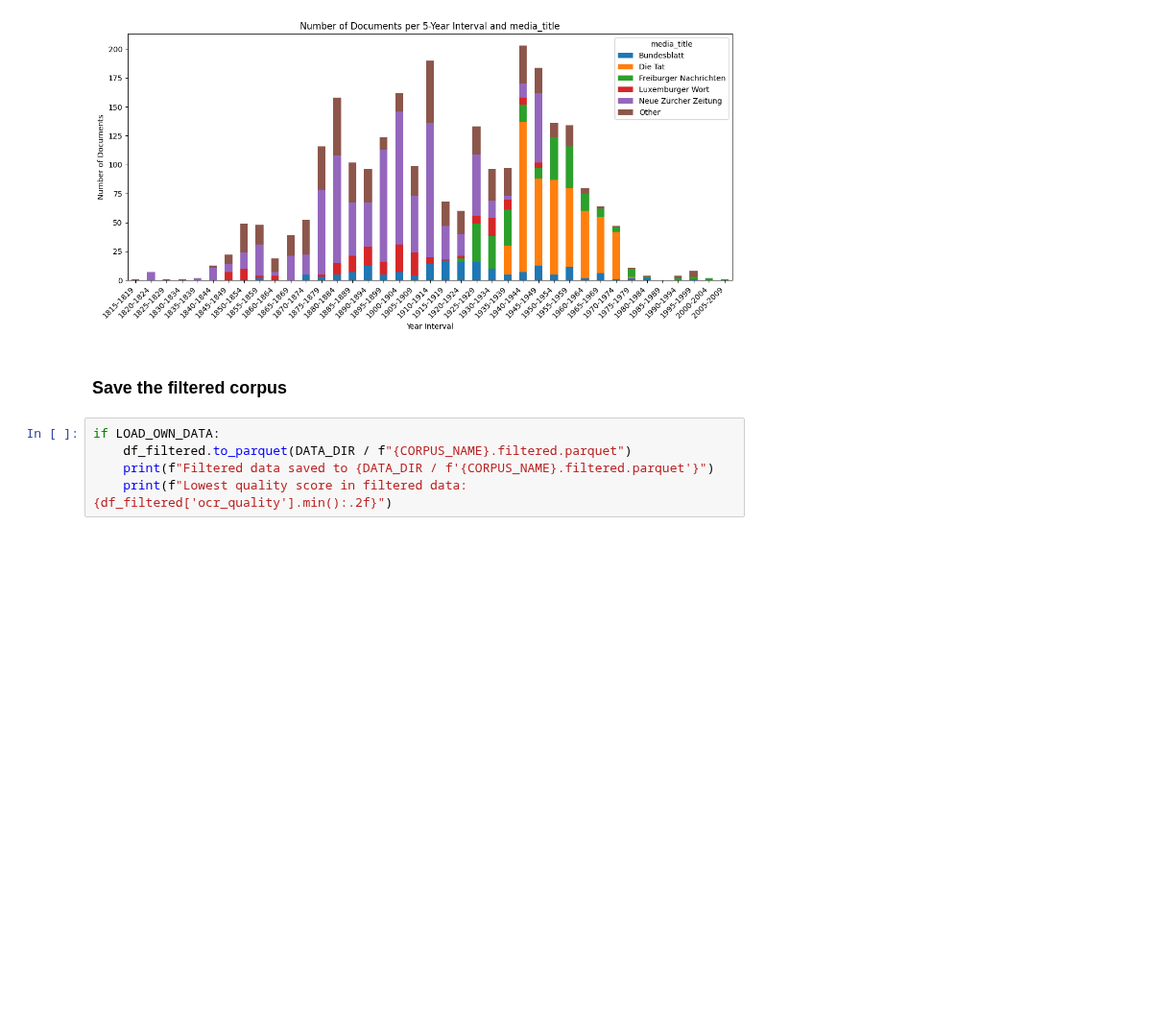
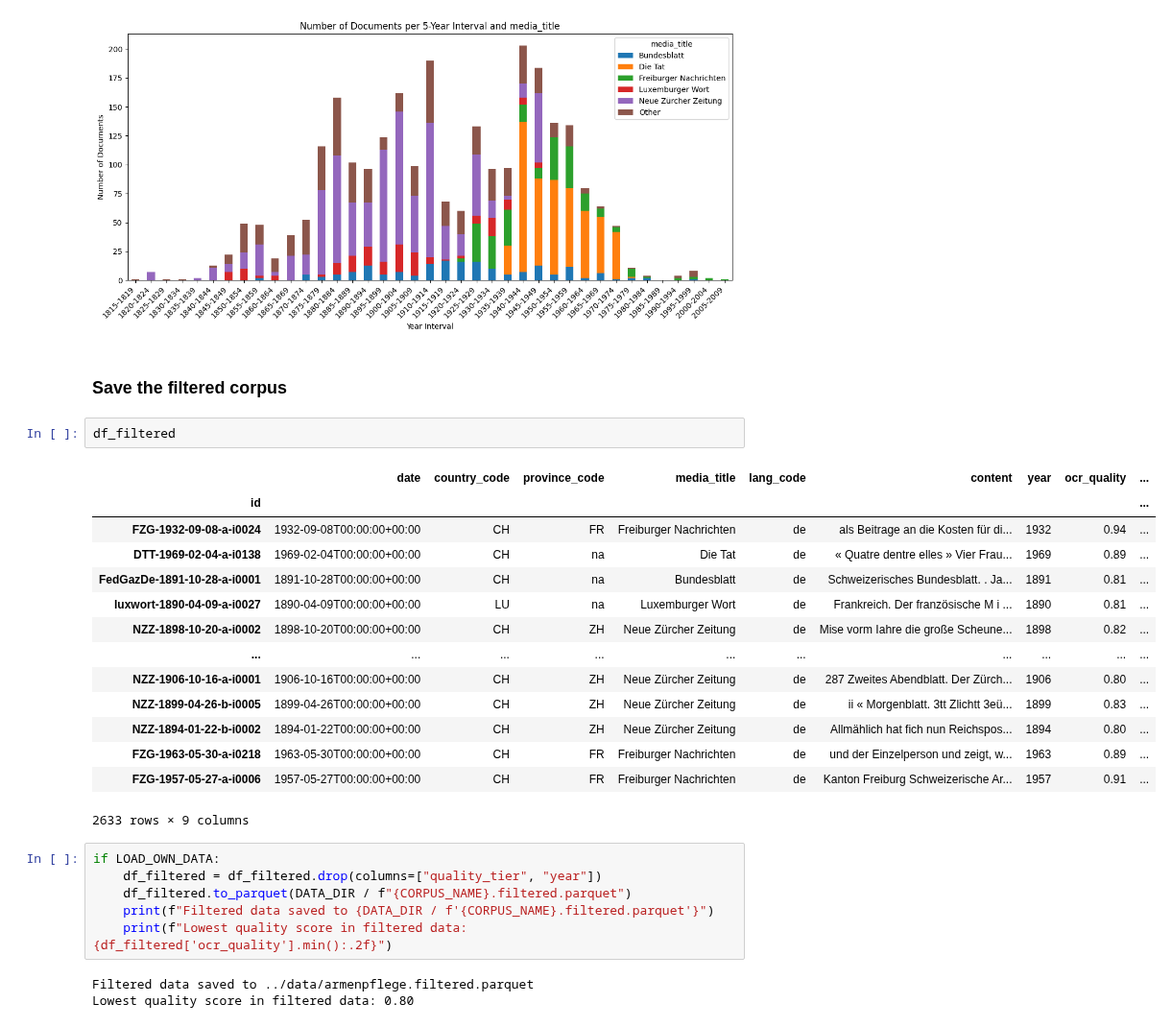
Before and after one commit to zentralbibliothek-zuerich/zblab-summerschool-2026, a Jupyter notebook: notebooks/02_quality_assurance.ipynb, the cells around one changed output. Shown at 96% size. Drawn from its saved outputs; the diff is of its cells as text; blank space fills up the shorter version.

Commit message:
Cleaned filtered

```diff
--- a/notebooks/02_quality_assurance.ipynb
+++ b/notebooks/02_quality_assurance.ipynb
@@ -265,8 +265,29 @@ plot_documents_per_year_intervals(df_filtered, n_years=5, group="media_title")
 [figure]
 # %% [markdown]
 ### Save the filtered corpus
+# %%
+df_filtered
+# %% [output]
+|  | date | country_code | province_code | media_title | lang_code | content | year | ocr_quality | ... |
+| id |  |  |  |  |  |  |  |  | ... |
+| FZG-1932-09-08-a-i0024 | 1932-09-08T00:00:00+00:00 | CH | FR | Freiburger Nachrichten | de | als Beitrage an die Kosten für di... | 1932 | 0.94 | ... |
+| DTT-1969-02-04-a-i0138 | 1969-02-04T00:00:00+00:00 | CH | na | Die Tat | de | « Quatre dentre elles » Vier Frau... | 1969 | 0.89 | ... |
+| FedGazDe-1891-10-28-a-i0001 | 1891-10-28T00:00:00+00:00 | CH | na | Bundesblatt | de | Schweizerisches Bundesblatt. . Ja... | 1891 | 0.81 | ... |
+| luxwort-1890-04-09-a-i0027 | 1890-04-09T00:00:00+00:00 | LU | na | Luxemburger Wort | de | Frankreich. Der französische M i ... | 1890 | 0.81 | ... |
+| NZZ-1898-10-20-a-i0002 | 1898-10-20T00:00:00+00:00 | CH | ZH | Neue Zürcher Zeitung | de | Mise vorm Iahre die große Scheune... | 1898 | 0.82 | ... |
+| ... | ... | ... | ... | ... | ... | ... | ... | ... | ... |
+| NZZ-1906-10-16-a-i0001 | 1906-10-16T00:00:00+00:00 | CH | ZH | Neue Zürcher Zeitung | de | 287 Zweites Abendblatt. Der Zürch... | 1906 | 0.80 | ... |
+| NZZ-1899-04-26-b-i0005 | 1899-04-26T00:00:00+00:00 | CH | ZH | Neue Zürcher Zeitung | de | ii « Morgenblatt. 3tt Zlichtt 3eü... | 1899 | 0.83 | ... |
+| NZZ-1894-01-22-b-i0002 | 1894-01-22T00:00:00+00:00 | CH | ZH | Neue Zürcher Zeitung | de | Allmählich hat fich nun Reichspos... | 1894 | 0.80 | ... |
+| FZG-1963-05-30-a-i0218 | 1963-05-30T00:00:00+00:00 | CH | FR | Freiburger Nachrichten | de | und der Einzelperson und zeigt, w... | 1963 | 0.89 | ... |
+| FZG-1957-05-27-a-i0006 | 1957-05-27T00:00:00+00:00 | CH | FR | Freiburger Nachrichten | de | Kanton Freiburg Schweizerische Ar... | 1957 | 0.91 | ... |
+2633 rows × 9 columns
 # %%
 if LOAD_OWN_DATA:
+    df_filtered = df_filtered.drop(columns=["quality_tier", "year"])
     df_filtered.to_parquet(DATA_DIR / f"{CORPUS_NAME}.filtered.parquet")
     print(f"Filtered data saved to {DATA_DIR / f'{CORPUS_NAME}.filtered.parquet'}")
     print(f"Lowest quality score in filtered data: {df_filtered['ocr_quality'].min():.2f}")
+# %% [output]
+Filtered data saved to ../data/armenpflege.filtered.parquet
+Lowest quality score in filtered data: 0.80
```
Also changed, not shown: 1 other file.
